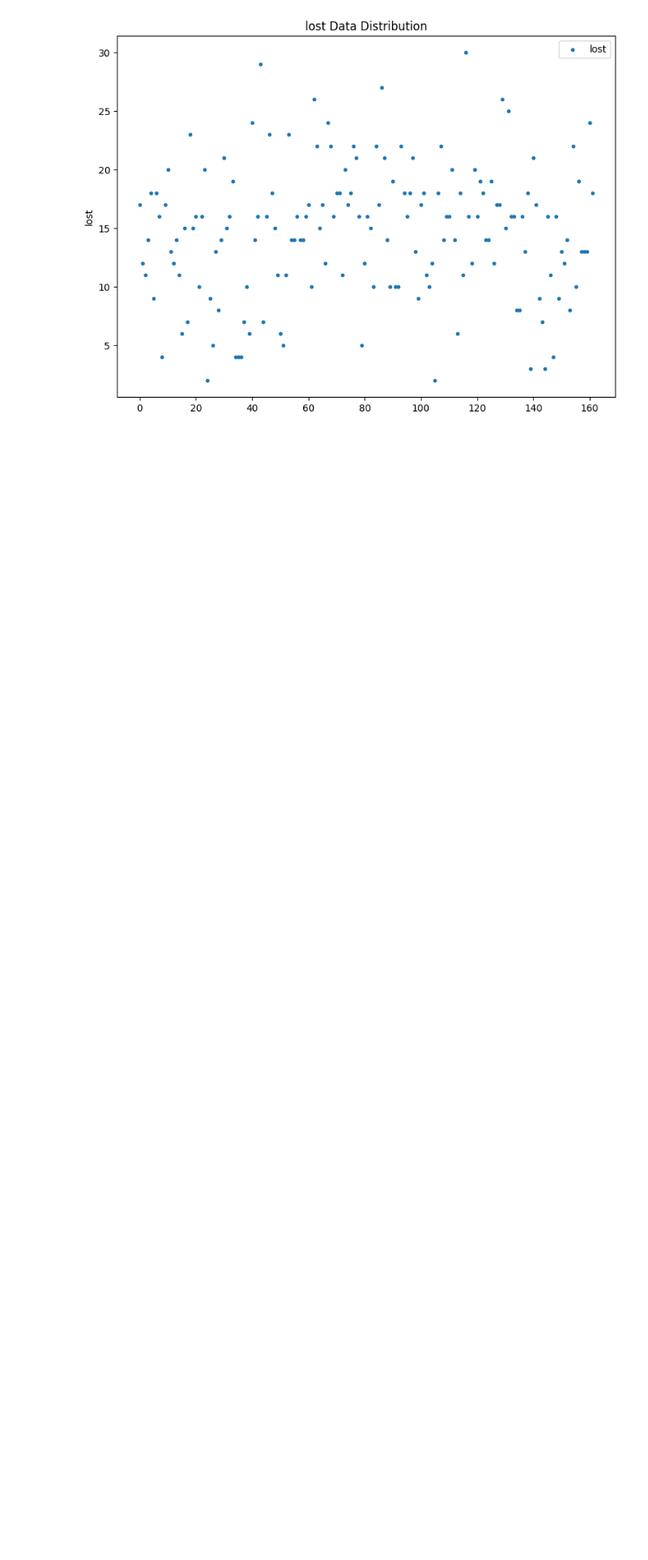
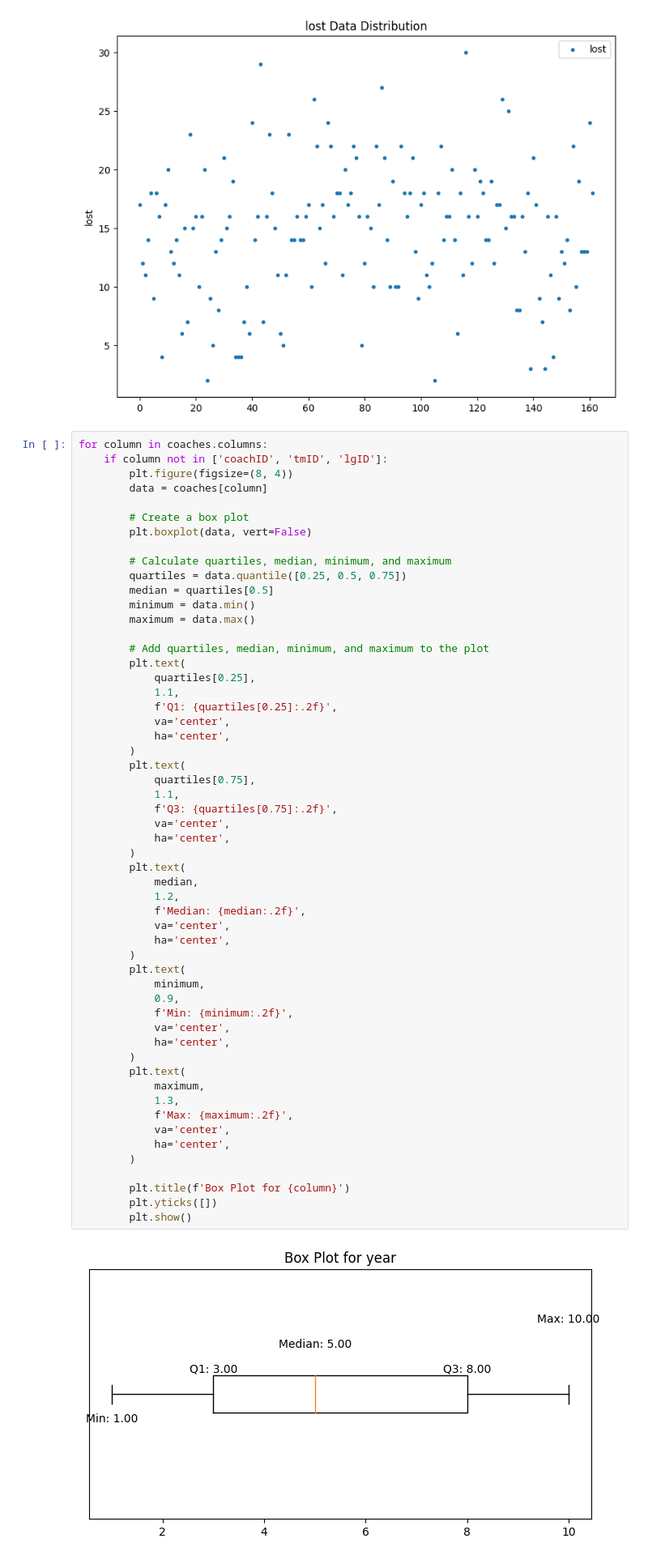
Before and after one commit to 13luiscabral13/AC, a Jupyter notebook: notebook.ipynb, the cells around one changed output. Shown at 81% size. Drawn from its saved outputs; the diff is of its cells as text; blank space fills up the shorter version.

Commit message:
box plots and correlation matrices

```diff
--- a/notebook.ipynb
+++ b/notebook.ipynb
@@ -151,3 +152,60 @@ for column in coaches.columns:
 [figure]
 [figure]
 [figure]
+# %%
+for column in coaches.columns:
+    if column not in ['coachID', 'tmID', 'lgID']:
+        plt.figure(figsize=(8, 4))
+        data = coaches[column]
+
+        # Create a box plot
+        plt.boxplot(data, vert=False)
+
+        # Calculate quartiles, median, minimum, and maximum
+        quartiles = data.quantile([0.25, 0.5, 0.75])
+        median = quartiles[0.5]
+        minimum = data.min()
+        maximum = data.max()
+
+        # Add quartiles, median, minimum, and maximum to the plot
+        plt.text(
+            quartiles[0.25],
+            1.1,
+            f'Q1: {quartiles[0.25]:.2f}',
+            va='center',
+            ha='center',
+        )
+        plt.text(
+            quartiles[0.75],
+            1.1,
+            f'Q3: {quartiles[0.75]:.2f}',
+            va='center',
+            ha='center',
+        )
+        plt.text(
+            median,
+            1.2,
+            f'Median: {median:.2f}',
+            va='center',
+            ha='center',
+        )
+        plt.text(
+            minimum,
+            0.9,
+            f'Min: {minimum:.2f}',
+            va='center',
+            ha='center',
+        )
+        plt.text(
+            maximum,
+            1.3,
+            f'Max: {maximum:.2f}',
+            va='center',
+            ha='center',
+        )
+
+        plt.title(f'Box Plot for {column}')
+        plt.yticks([])
+        plt.show()
+# %% [output]
+[figure, added]
```
Also changed, not shown: parts of 5 cells of this notebook.
